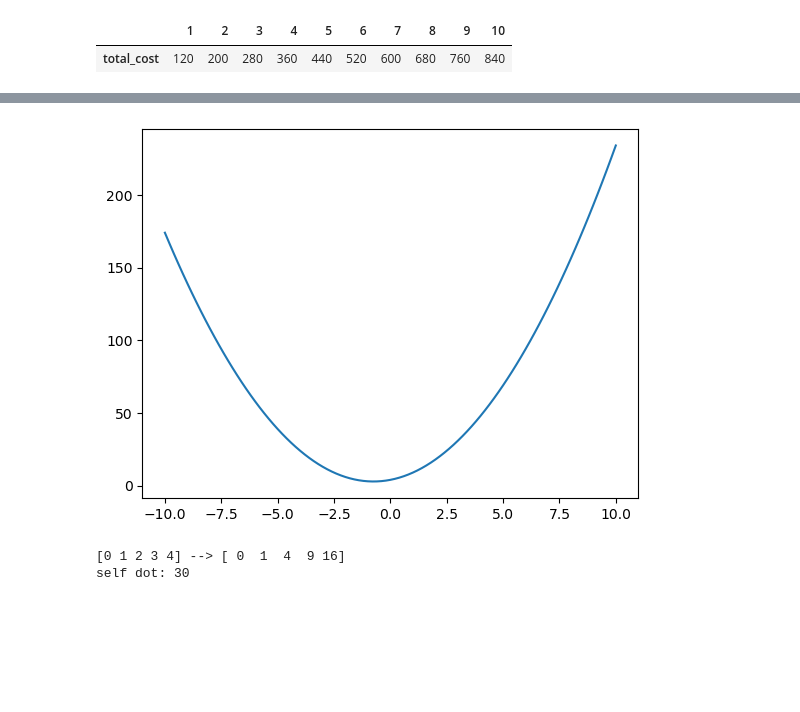
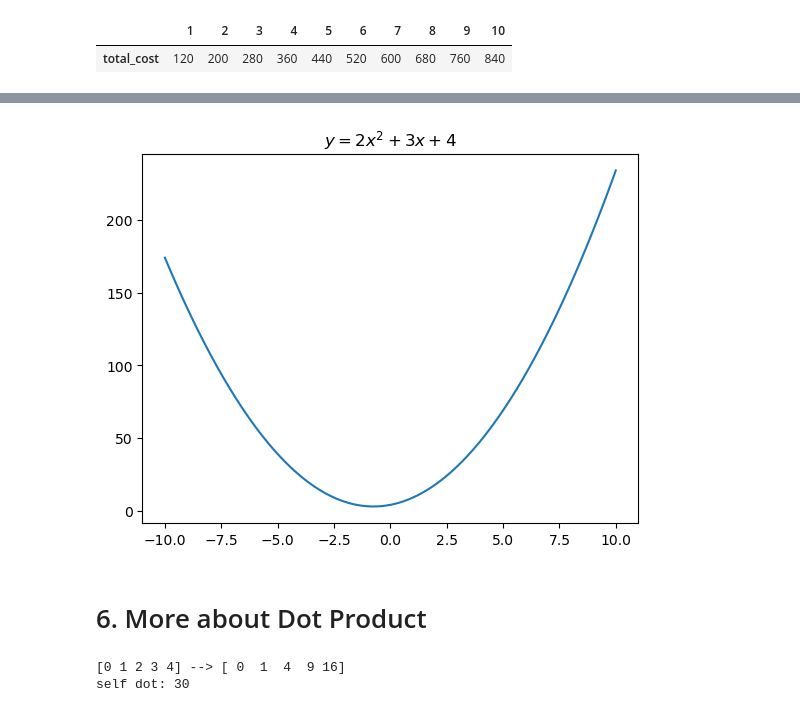
Before and after one commit to yangsj6/FIN311, a Jupyter notebook: L2.ipynb, the cells around one changed output, grey strips where cells are left out. Drawn from its saved outputs; the diff is of its cells as text; code cells hidden in the pictures; blank space fills up the shorter version.

```diff
--- a/L2.ipynb
+++ b/L2.ipynb
@@ -361,14 +219,18 @@ for power, (ax, title) in enumerate(zip(axes.flat, titles), 1):
 # %%
 plt.Figure((2,1.5))
 
 xs = np.linspace(-10,10,101)
 coeffs = np.array([2,3,4])
 ys = np.dot(coeffs, [xs**2, xs**1, xs**0])
 
 # nice parabola via a dot-product
-plt.plot(xs, ys);
+ax = plt.gca()
+ax.plot(xs, ys)
+ax.set_title("$y=2x^2+3x+4$");
 # %% [output]
-[figure, old version]
+[figure, new version]
+# %% [markdown]
+# 6. More about Dot Product
 # %%
 oned_vec = np.arange(5)
 print(oned_vec, "-->", oned_vec * oned_vec)
```
Also changed, not shown: parts of 51 cells of this notebook, 2 other files.
